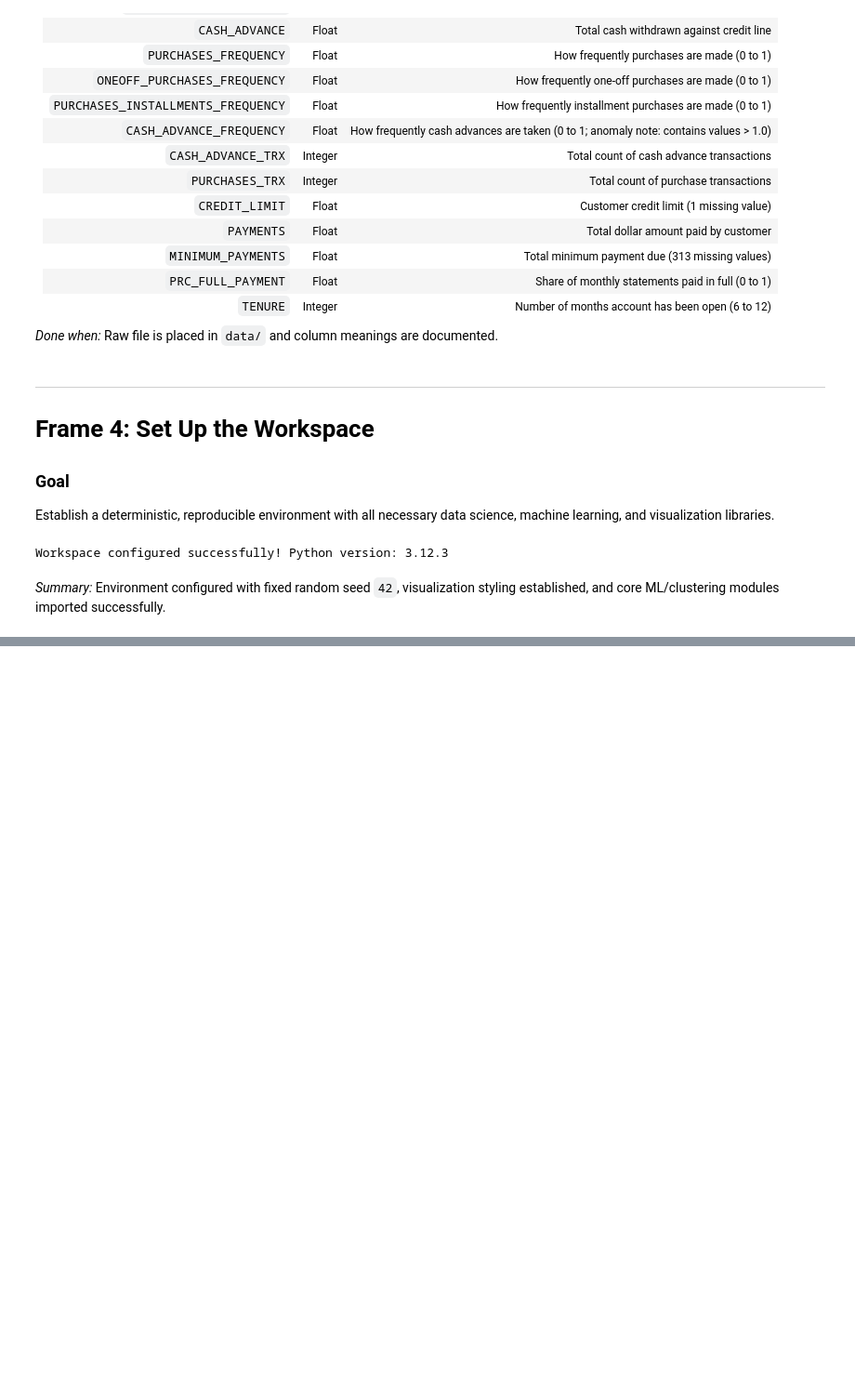
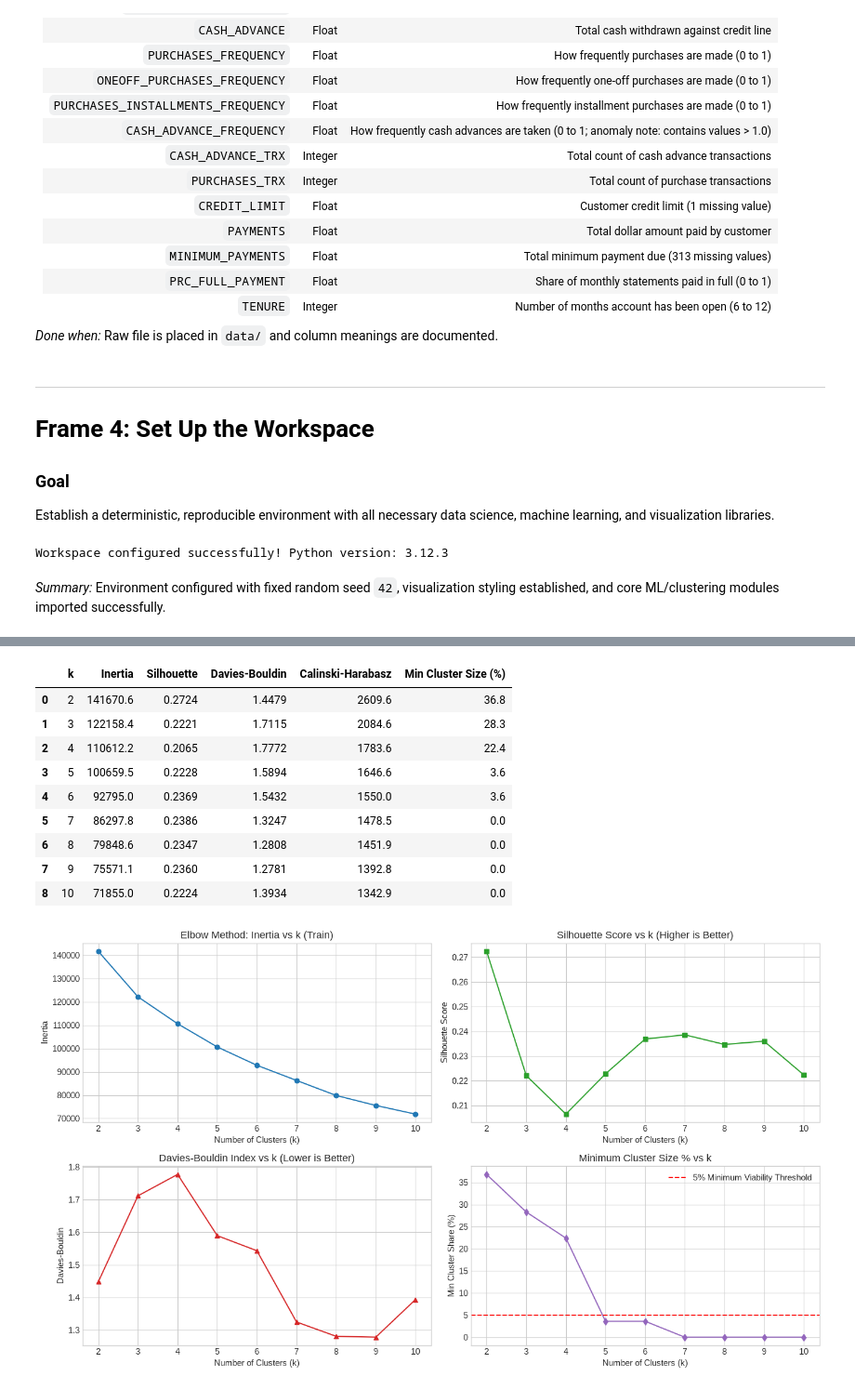
Before and after one commit to adarshgaurav1951/Credit-Card-Customer-Segmentation---Clustering, a Jupyter notebook: credit_card_segmentation.ipynb, the cells around one changed output, grey strips where cells are left out. Shown at 93% size. Drawn from its saved outputs; the diff is of its cells as text; code cells hidden in the pictures; blank space fills up the shorter version.

```diff
--- a/credit_card_segmentation.ipynb
+++ b/credit_card_segmentation.ipynb
@@ -1052,0 +489,68 @@ Retraining Policy Rules:
+# %%
+# Frame 10: Multi-metric evaluation across k = 2 to 10 on Z_train
+k_range = range(2, 11)
+metrics_log = []
+
+for k in k_range:
+    km = KMeans(n_clusters=k, n_init=20, random_state=RANDOM_STATE)
+    labels = km.fit_predict(Z_train)
+
+    sil = silhouette_score(Z_train, labels)
+    db = davies_bouldin_score(Z_train, labels)
+    ch = calinski_harabasz_score(Z_train, labels)
+
+    # Calculate smallest cluster share to enforce sizability constraint (>= 5%)
+    cluster_sizes = pd.Series(labels).value_counts(normalize=True)
+    min_size = cluster_sizes.min() * 100
+
+    metrics_log.append({
+        "k": k,
+        "Inertia": round(km.inertia_, 1),
+        "Silhouette": round(sil, 4),
+        "Davies-Bouldin": round(db, 4),
+        "Calinski-Harabasz": round(ch, 1),
+        "Min Cluster Size (%)": round(min_size, 1)
+    })
+
+df_metrics = pd.DataFrame(metrics_log)
+display(df_metrics)
+
+# Plot evaluation metrics
+fig, axes = plt.subplots(2, 2, figsize=(14, 8))
+
+axes[0, 0].plot(df_metrics['k'], df_metrics['Inertia'], marker='o', color='#1f77b4')
+axes[0, 0].set_title("Elbow Method: Inertia vs k (Train)")
+axes[0, 0].set_xlabel("Number of Clusters (k)")
+axes[0, 0].set_ylabel("Inertia")
+
+axes[0, 1].plot(df_metrics['k'], df_metrics['Silhouette'], marker='s', color='#2ca02c')
+axes[0, 1].set_title("Silhouette Score vs k (Higher is Better)")
+axes[0, 1].set_xlabel("Number of Clusters (k)")
+axes[0, 1].set_ylabel("Silhouette Score")
+
+axes[1, 0].plot(df_metrics['k'], df_metrics['Davies-Bouldin'], marker='^', color='#d62728')
+axes[1, 0].set_title("Davies-Bouldin Index vs k (Lower is Better)")
+axes[1, 0].set_xlabel("Number of Clusters (k)")
+axes[1, 0].set_ylabel("Davies-Bouldin")
+
+axes[1, 1].plot(df_metrics['k'], df_metrics['Min Cluster Size (%)'], marker='d', color='#9467bd')
+axes[1, 1].axhline(y=5.0, color='r', linestyle='--', label='5% Minimum Viability Threshold')
+axes[1, 1].set_title("Minimum Cluster Size % vs k")
+axes[1, 1].set_xlabel("Number of Clusters (k)")
+axes[1, 1].set_ylabel("Min Cluster Share (%)")
+axes[1, 1].legend()
+
+plt.tight_layout()
+plt.show()
+# %% [output]
+|  | k | Inertia | Silhouette | Davies-Bouldin | Calinski-Harabasz | Min Cluster Size (%) |
+| 0 | 2 | 141670.6 | 0.2724 | 1.4479 | 2609.6 | 36.8 |
+| 1 | 3 | 122158.4 | 0.2221 | 1.7115 | 2084.6 | 28.3 |
+| 2 | 4 | 110612.2 | 0.2065 | 1.7772 | 1783.6 | 22.4 |
+| 3 | 5 | 100659.5 | 0.2228 | 1.5894 | 1646.6 | 3.6 |
+| 4 | 6 | 92795.0 | 0.2369 | 1.5432 | 1550.0 | 3.6 |
+| 5 | 7 | 86297.8 | 0.2386 | 1.3247 | 1478.5 | 0.0 |
+| 6 | 8 | 79848.6 | 0.2347 | 1.2808 | 1451.9 | 0.0 |
+| 7 | 9 | 75571.1 | 0.2360 | 1.2781 | 1392.8 | 0.0 |
+| 8 | 10 | 71855.0 | 0.2224 | 1.3934 | 1342.9 | 0.0 |
+[figure, added]
```
Also changed, not shown: parts of 82 cells of this notebook, 17 other files.
